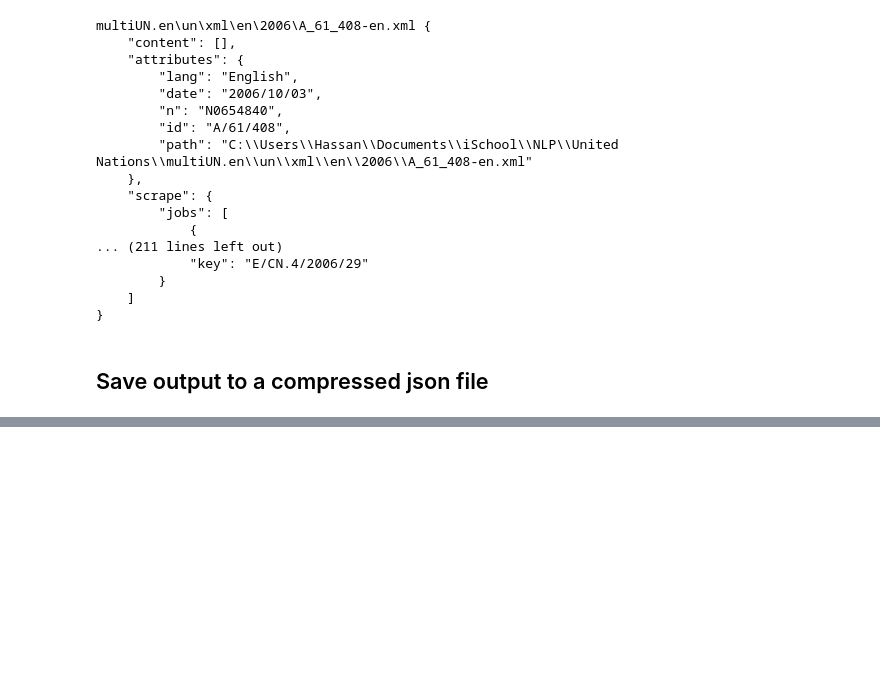
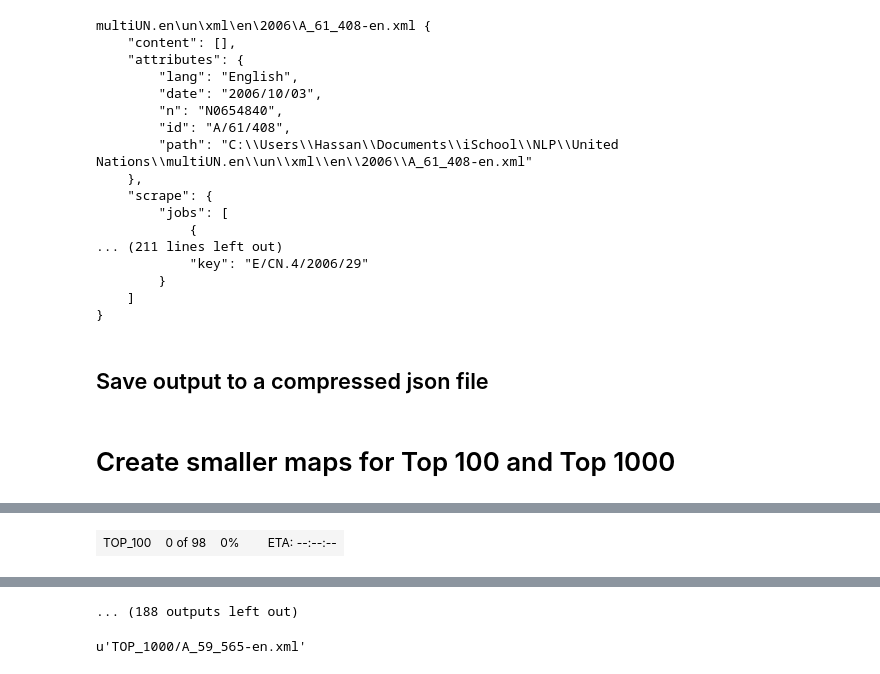
Before and after one commit to jannah/MultiUN_Map, a Jupyter notebook: util/meta_extraction/Combine Doc Map with Scrape (Final).ipynb, the cells around one changed output, grey strips where cells are left out. Cells and saved outputs as stored; diff of their text form; code cells hidden in the pictures; blank space fills up the shorter version.

```diff
--- a/util/meta_extraction/Combine Doc Map with Scrape (Final).ipynb
+++ b/util/meta_extraction/Combine Doc Map with Scrape (Final).ipynb
@@ -163,3 +163,5 @@ except:
 MUN_MAP = zipfile.ZipFile('../MUN_MAP.zip', 'w', compression=zipfile.ZIP_DEFLATED)
 MUN_MAP.writestr('map.json', json.dumps(docmap))
 MUN_MAP.close()
+# %% [markdown]
+# Create smaller maps for Top 100 and Top 1000
@@ -165,0 +173,4 @@ MUN_MAP.close()
+# %%
+docs_100 = mun.load_xml_files_by_year('TOP_100', content=False)
+docs_1000 = mun.load_xml_files_by_year('TOP_1000', content = False)
+# %% [output]
@@ -165,0 +179 @@ MUN_MAP.close()
+| TOP_100 | 0 of 98 | 0% |  | ETA: --:--:-- |
@@ -165,0 +189 @@ MUN_MAP.close()
+... (188 outputs left out)
@@ -165,0 +195,12 @@ MUN_MAP.close()
+# %%
+for k,v in docmap_100.iteritems():
+    v['attributes']['path']  = '%s%s'%('TOP_100/',  v['attributes']['path'].split('/')[-1])
+    docmap_100[k] = v
+
+for k,v in docmap_1000.iteritems():
+    v['attributes']['path']  = '%s%s'%('TOP_1000/',  v['attributes']['path'].split('/')[-1])
+    docmap_1000[k] = v
+
+docmap_100.itervalues().next()['attributes']['path']
+# %% [output]
+u'TOP_1000/A_59_565-en.xml'
```
Also changed, not shown: parts of 4 cells of this notebook, 8 other files.
